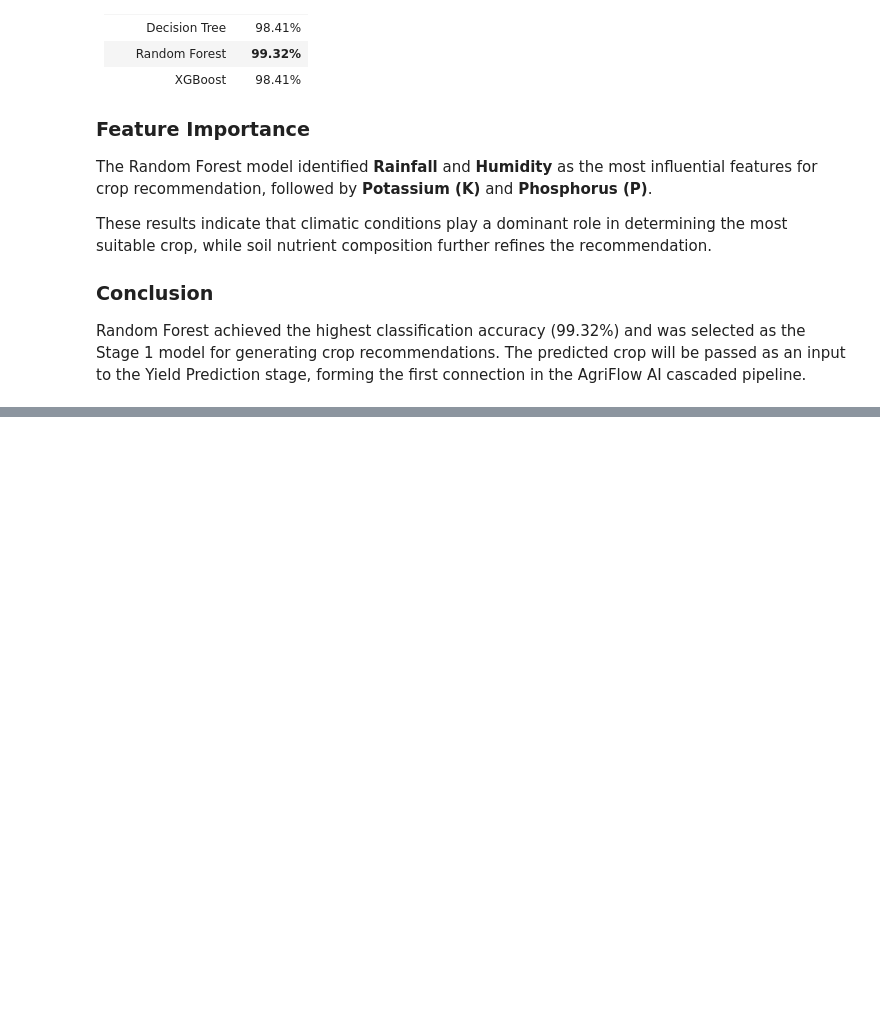
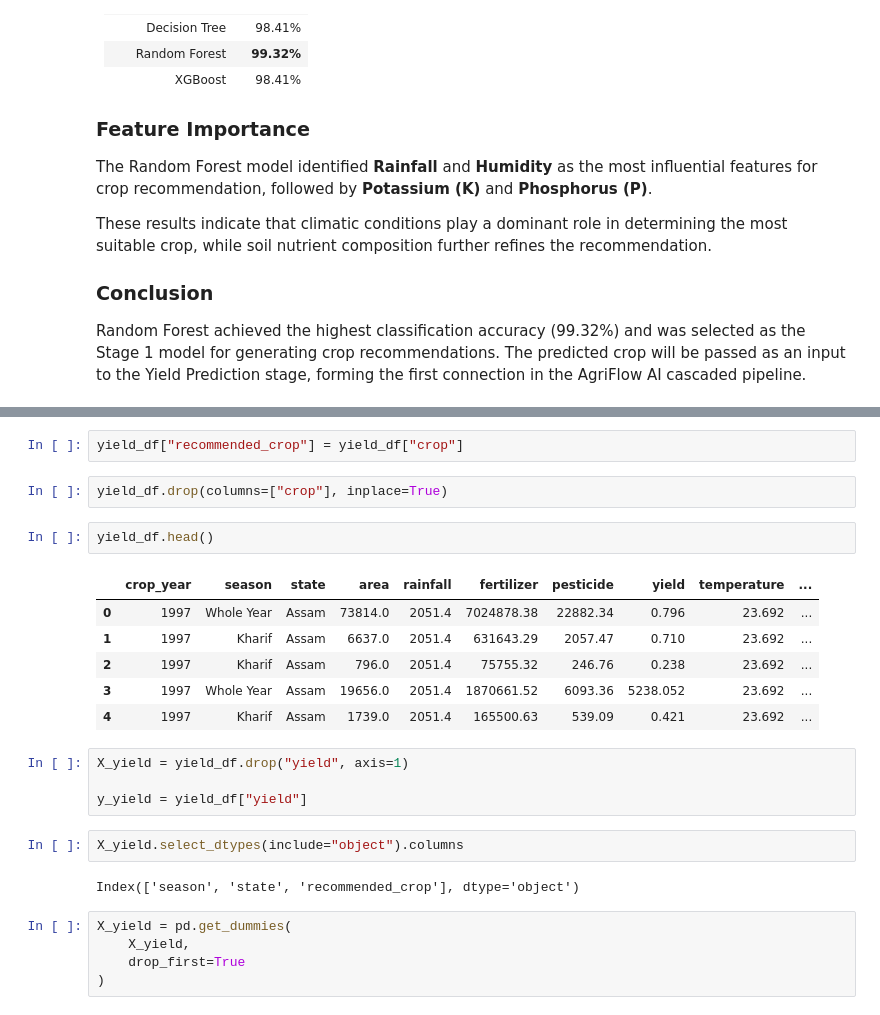
Before and after one commit to venkatjyoshitpotnuru/AgriFlow-AI, a Jupyter notebook: notebooks/AgriFlow_AI.ipynb, the cells around one changed output, grey strips where cells are left out. Saved outputs shown, nothing was run; the diff lists cells and outputs as text; blank space fills up the shorter version.

Commit message:
Completed Stage 2 yield prediction using random forest

```diff
--- a/notebooks/AgriFlow_AI.ipynb
+++ b/notebooks/AgriFlow_AI.ipynb
@@ -1115,0 +1144,26 @@ Random Forest achieved the highest classification accuracy (99.32%) and was sele
+# %%
+yield_df["recommended_crop"] = yield_df["crop"]
+# %%
+yield_df.drop(columns=["crop"], inplace=True)
+# %%
+yield_df.head()
+# %% [output]
+|  | crop_year | season | state | area | rainfall | fertilizer | pesticide | yield | temperature | ... |
+| 0 | 1997 | Whole Year | Assam | 73814.0 | 2051.4 | 7024878.38 | 22882.34 | 0.796 | 23.692 | ... |
+| 1 | 1997 | Kharif | Assam | 6637.0 | 2051.4 | 631643.29 | 2057.47 | 0.710 | 23.692 | ... |
+| 2 | 1997 | Kharif | Assam | 796.0 | 2051.4 | 75755.32 | 246.76 | 0.238 | 23.692 | ... |
+| 3 | 1997 | Whole Year | Assam | 19656.0 | 2051.4 | 1870661.52 | 6093.36 | 5238.052 | 23.692 | ... |
+| 4 | 1997 | Kharif | Assam | 1739.0 | 2051.4 | 165500.63 | 539.09 | 0.421 | 23.692 | ... |
+# %%
+X_yield = yield_df.drop("yield", axis=1)
+
+y_yield = yield_df["yield"]
+# %%
+X_yield.select_dtypes(include="object").columns
+# %% [output]
+Index(['season', 'state', 'recommended_crop'], dtype='object')
+# %%
+X_yield = pd.get_dummies(
+    X_yield,
+    drop_first=True
+)
```
Also changed, not shown: parts of 9 cells of this notebook.
